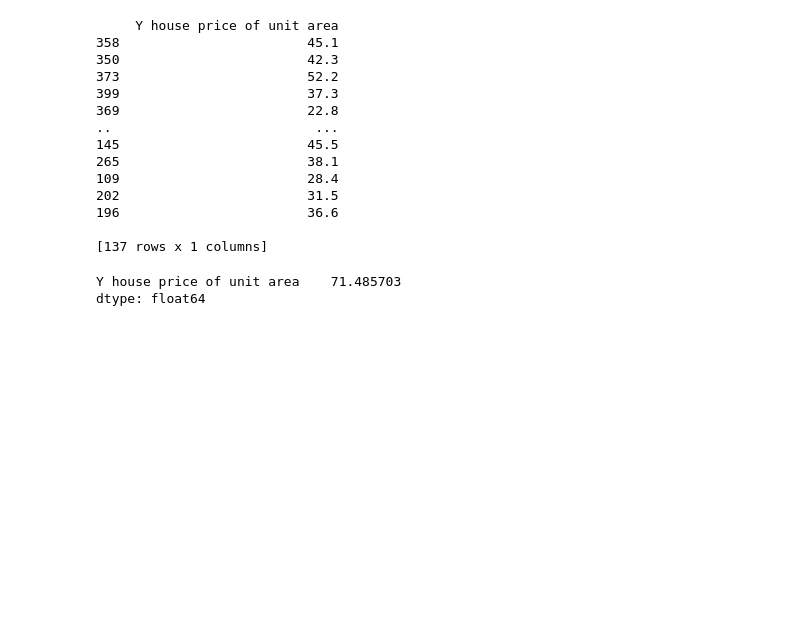
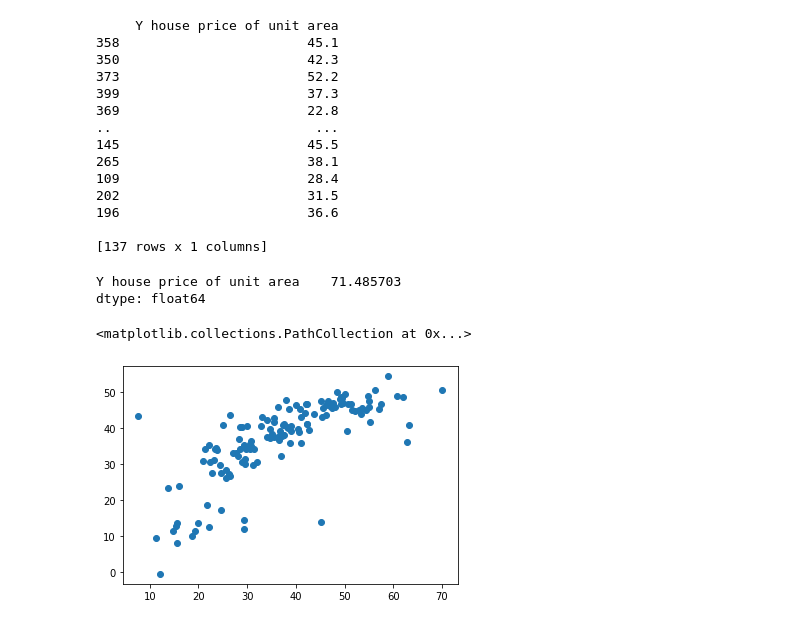
Before and after one commit to aenesgur/LinearRegression_Price_Prediction, a Jupyter notebook: Real_Estate_Price_Prediction.ipynb, the cells around one changed output. Cells and saved outputs as stored; diff of their text form; code cells hidden in the pictures; blank space fills up the shorter version.

Commit message:
seaborn and matplotlib added

```diff
--- a/Real_Estate_Price_Prediction.ipynb
+++ b/Real_Estate_Price_Prediction.ipynb
@@ -105,3 +109,9 @@ print( np.mean((y_pred - y_test)**2) )
 # %% [output]
 Y house price of unit area    71.485703
 dtype: float64
+# %%
+#Visualize test and prediction values with matploit library
+plt.scatter(y_test, y_pred)
+# %% [output]
+<matplotlib.collections.PathCollection at 0x...>
+[figure, added]
```
Also changed, not shown: parts of 3 cells of this notebook.
